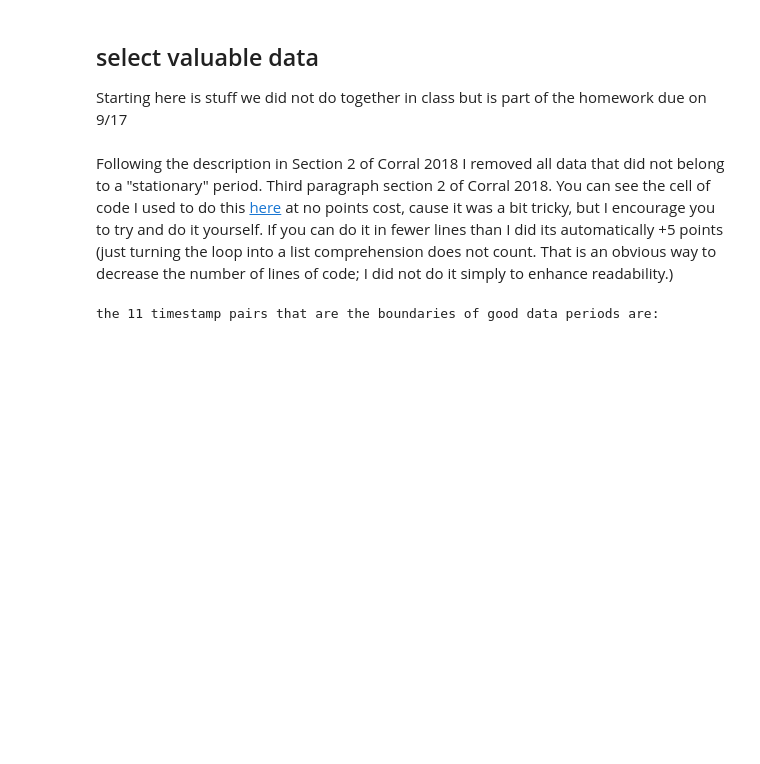
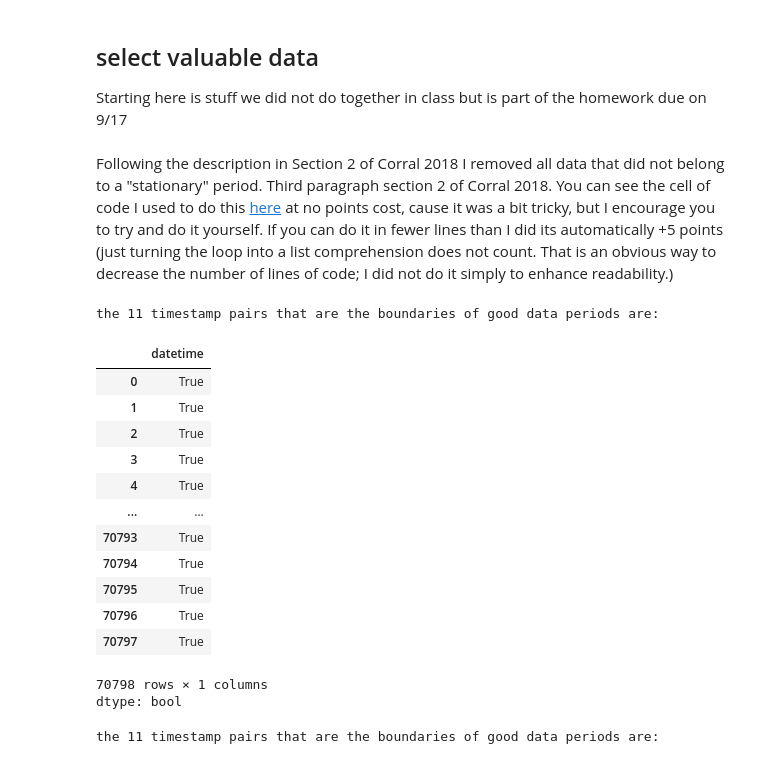
Before and after one commit to ASBRUC/DSPS_ABruce, a Jupyter notebook: HW3/KS_earthquakes_instructions.ipynb, the cells around one changed output. Cells and saved outputs as stored; diff of their text form; code cells hidden in the pictures; blank space fills up the shorter version.

```diff
--- a/HW3/KS_earthquakes_instructions.ipynb
+++ b/HW3/KS_earthquakes_instructions.ipynb
@@ -135,3 +157,68 @@ Following the description in Section 2  of Corral 2018 I removed all data that d
+# %%
+# create empty container
+ss = []
+
+# loop through all year pairs as year and fraction of year
+for t in [(1984, 1986.5),
+          (1990.3, 1992.1),
+          (1994.6, 1995.6),
+          (1996.1,1996.5),
+          (1997,1997.6),
+          (1997.75,1998.15),
+          (1998.25,1999.35),
+          (2000.55,2000.8),
+          (2000.9 ,2001.25),
+          (2001.6 ,2002),
+          (2002.5 ,2003)]:
+
+    # for each pair I convert the year to datetime (easy)
+    # then I convert the fraction of year and convert it to days and convert that to a delta-time
+    # finally I add that deltatime to the year datetime.
+    ss.append((pd.to_datetime(int(t[0]), format="%Y")
+        + pd.Timedelta('%.f days'%((t[0] - int(t[0])) * 365.25)),
+               pd.to_datetime(int(t[1]), format="%Y")
+        + pd.Timedelta('%.f days'%((t[1] - int(t[1])) * 365.25))))
+
+
+############
+
+print ("the {} timestamp pairs that are the boundaries of good data periods are:".format(len(ss)))
+
+
+############
+
+# data between start and end of first time period
+gooddates = (((eqdata.datetime >= ss[0][0]) * (eqdata.datetime <= ss[0][1])) +\
+        # data between start and end of second time period
+        ((eqdata.datetime >=ss [1][0]) * (eqdata.datetime <= ss[1][1])) +\
+        ((eqdata.datetime >=ss [2][0]) * (eqdata.datetime <= ss[2][1])) +\
+        ((eqdata.datetime >=ss [3][0]) * (eqdata.datetime <= ss[3][1])) +\
+        ((eqdata.datetime >=ss [4][0]) * (eqdata.datetime <= ss[4][1])) +\
+        ((eqdata.datetime >=ss [5][0]) * (eqdata.datetime <= ss[5][1])) +\
+        ((eqdata.datetime >=ss [6][0]) * (eqdata.datetime <= ss[6][1])) +\
+        ((eqdata.datetime >=ss [7][0]) * (eqdata.datetime <= ss[7][1])) +\
+        ((eqdata.datetime >=ss [8][0]) * (eqdata.datetime <= ss[8][1])) +\
+        ((eqdata.datetime >=ss [9][0]) * (eqdata.datetime <= ss[9][1])) +\
+        # data between start and end of last time period
+        ((eqdata.datetime >=ss [10][0]) * (eqdata.datetime <= ss[10][1])\
+        ).values)
+gooddates
+# %% [output]
+the 11 timestamp pairs that are the boundaries of good data periods are:
+|  | datetime |
+| 0 | True |
+| 1 | True |
+| 2 | True |
+| 3 | True |
+| 4 | True |
+| ... | ... |
+| 70793 | True |
+| 70794 | True |
+| 70795 | True |
+| 70796 | True |
+| 70797 | True |
+70798 rows × 1 columns
+dtype: bool
 # %%
 print ("the {} timestamp pairs that are the boundaries of good data periods are:".format(len(ss)))
 # %% [output]
```
Also changed, not shown: parts of 25 cells of this notebook.
